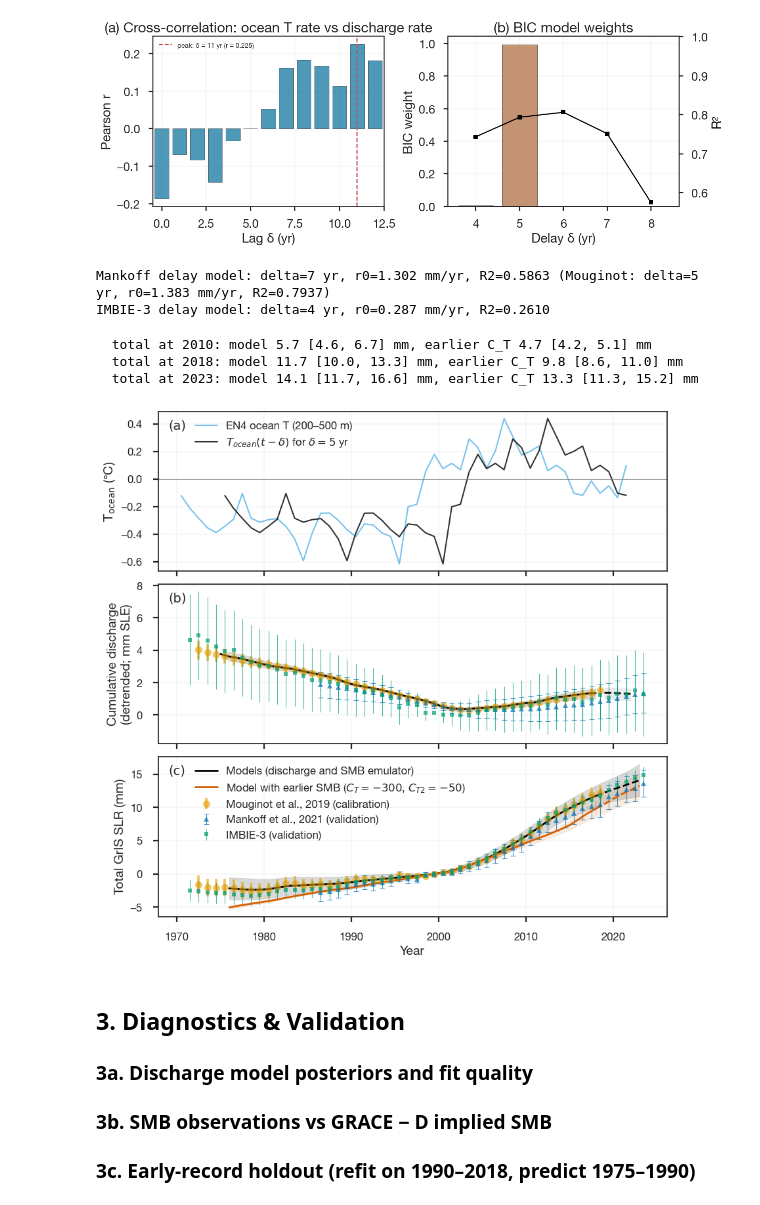
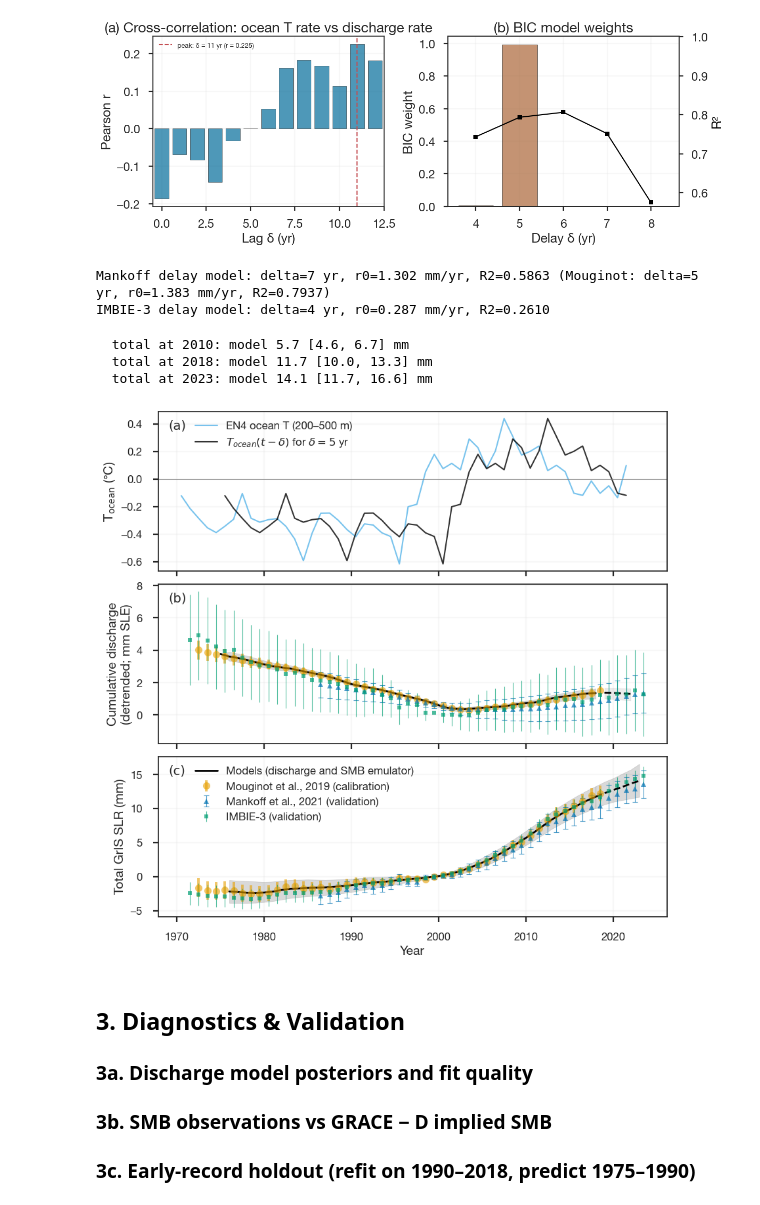
Before and after one commit to bminchew/GMSLR_forecast_v1, a Jupyter notebook: slr_forecast/notebooks/component_greenland.ipynb, the cells around one changed output. Saved outputs shown, nothing was run; the diff lists cells and outputs as text; code cells hidden in the pictures.

```diff
--- a/slr_forecast/notebooks/component_greenland.ipynb
+++ b/slr_forecast/notebooks/component_greenland.ipynb
@@ -772,33 +772,12 @@ hc_lab = hc_yr + 0.5
 t0_c = mou_comp['time_mb'][np.argmin(np.abs(mou_comp['time_mb'] - BASELINE_YEAR))]
 hc_smb = hc_smb - hc_smb[:, [np.argmin(np.abs(hc_lab - t0_c))]]
 
-# ── Earlier parametric SMB model, for comparison ──
-# The model the projections used before 2026-10-03: SMB = SMB_0 + C_T dT +
-# C_T2 dT^2 (Gt/yr) with dT the observed GMST anomaly rel. 1995-2005,
-# GREENLAND_SMB in smb_projections.py (C_T = -300 +/- 80 Gt/yr/degC,
-# C_T2 = -50 +/- 30 Gt/yr/degC^2, SMB_0 = 380 Gt/yr), both terms zero where
-# dT < 0, the same driver (GMST interpolated to whole years from the monthly
-# record) and the same seed (600). Comparison only.
-from smb_projections import GREENLAND_SMB, project_smb_ensemble
-hc_yr_ct = np.arange(1950, smb_obs_end_c + 1, dtype=float)
-hc_smb_ct = project_smb_ensemble(
-    sensitivity=GREENLAND_SMB,
-    T_proj={'obs': np.interp(hc_yr_ct, temp_time_monthly, temp_monthly)},
-    time_proj=hc_yr_ct, T_baseline=0.0, n_samples=N_SAMPLES, seed=600,
-    zero_ct2_below_baseline=True, zero_ct_below_baseline=True,
-)['obs']['samples']
-hc_lab_ct = hc_yr_ct + 0.5
-hc_smb_ct = hc_smb_ct - hc_smb_ct[:, [np.argmin(np.abs(hc_lab_ct - t0_c))]]
-
 # ── Total = SMB + D(model), member by member ──
 totx_yr = np.concatenate([diag_years, [2023.0]])
 totx_smb = np.array([np.interp(totx_yr, hc_lab, hc_smb[i]) for i in draw_idx])
 totx_d = np.concatenate([H_diag_ens, ext_d_2023[:, None]], axis=1)
 totx_p5, totx_p50, totx_p95 = np.nanpercentile(
     (totx_smb + totx_d) * M_TO_MM, [5, 50, 95], axis=0)
-totx_smb_ct = np.array([np.interp(totx_yr, hc_lab_ct, hc_smb_ct[i]) for i in draw_idx])
-totct_p5, totct_p50, totct_p95 = np.nanpercentile(
-    (totx_smb_ct + totx_d) * M_TO_MM, [5, 50, 95], axis=0)
 # Years where every member's delayed forcing is defined (before that only
 # the rare short-delta draws have values, and their sum is not a band)
 cal_mask_c = ((totx_yr >= dyn_years_d[0]) & (totx_yr <= t_mou_end)
@@ -815,47 +794,38 @@ ax.errorbar(mankoff_comp['time_mb'], mankoff_comp['H_mb'] * M_TO_MM,
             label='Mankoff et al., 2021 (validation)')
 ax.errorbar(imbie3_yr_mb, imbie3_mb_rebase * M_TO_MM,
             yerr=1.645 * imbie3_mb_sigma * M_TO_MM,
             fmt='s', ms=5, color='#009E73', alpha=0.7, elinewidth=0.8,
             label='IMBIE-3 (validation)')
 ax.plot(totx_yr[cal_mask_c], totx_p50[cal_mask_c], 'k-', lw=2,
         label='Models (discharge and SMB emulator)')
 ax.fill_between(totx_yr[cal_mask_c], totx_p5[cal_mask_c], totx_p95[cal_mask_c],
                 color='k', alpha=0.15)
 ax.plot(totx_yr[ext_mask_c], totx_p50[ext_mask_c], 'k--', lw=2)
 ax.fill_between(totx_yr[ext_mask_c], totx_p5[ext_mask_c], totx_p95[ext_mask_c],
                 color='k', alpha=0.15)
-CT_COLOR = '#D55E00'
-ax.plot(totx_yr[cal_mask_c], totct_p50[cal_mask_c], '-', color=CT_COLOR, lw=2,
-        label=r'Model with earlier SMB ($C_T=-300$, $C_{T2}=-50$)')
-ax.fill_between(totx_yr[cal_mask_c], totct_p5[cal_mask_c], totct_p95[cal_mask_c],
-                color=CT_COLOR, alpha=0.12)
-ax.plot(totx_yr[ext_mask_c], totct_p50[ext_mask_c], '--', color=CT_COLOR, lw=2)
-ax.fill_between(totx_yr[ext_mask_c], totct_p5[ext_mask_c], totct_p95[ext_mask_c],
-                color=CT_COLOR, alpha=0.12)
 for _y in (2010, 2018, 2023):
     _j = np.argmin(np.abs(totx_yr - _y))
-    print(f'  total at {_y}: model {totx_p50[_j]:.1f} [{totx_p5[_j]:.1f}, {totx_p95[_j]:.1f}] mm, '
-          f'earlier C_T {totct_p50[_j]:.1f} [{totct_p5[_j]:.1f}, {totct_p95[_j]:.1f}] mm')
+    print(f'  total at {_y}: model {totx_p50[_j]:.1f} [{totx_p5[_j]:.1f}, {totx_p95[_j]:.1f}] mm')
 
 ax.set_ylabel('Total GrIS SLR (mm)', fontsize=LABEL_FONTSIZE)
 ax.set_xlabel('Year', fontsize=LABEL_FONTSIZE)
 ax.legend(fontsize=LEGEND_FONTSIZE, loc='upper left',
           bbox_to_anchor=(0, 1), bbox_transform=ax.transAxes + legend_offset_a)
 ax.grid(True, alpha=0.2)
 ax.tick_params(labelsize=TICK_FONTSIZE)
 ax.text(0.02, 0.95, '(c)', transform=ax.transAxes, fontsize=LABEL_FONTSIZE,
         family='DejaVu Sans', va='top', ha='left')
 
 plt.savefig(f'{FIG_DIR}/component_greenland_discharge_delay_fit.png',
             dpi=150, bbox_inches='tight')
 plt.show()
 # %% [output]
 Mankoff delay model: delta=7 yr, r0=1.302 mm/yr, R2=0.5863 (Mouginot: delta=5 yr, r0=1.383 mm/yr, R2=0.7937)
 IMBIE-3 delay model: delta=4 yr, r0=0.287 mm/yr, R2=0.2610
-  total at 2010: model 5.7 [4.6, 6.7] mm, earlier C_T 4.7 [4.2, 5.1] mm
-  total at 2018: model 11.7 [10.0, 13.3] mm, earlier C_T 9.8 [8.6, 11.0] mm
-  total at 2023: model 14.1 [11.7, 16.6] mm, earlier C_T 13.3 [11.3, 15.2] mm
+  total at 2010: model 5.7 [4.6, 6.7] mm
+  total at 2018: model 11.7 [10.0, 13.3] mm
+  total at 2023: model 14.1 [11.7, 16.6] mm
-[figure, old version]
+[figure, new version]
 # %% [markdown]
 ## 3. Diagnostics & Validation
 
```
Also changed, not shown: parts of 2 cells of this notebook, 6 other files.
